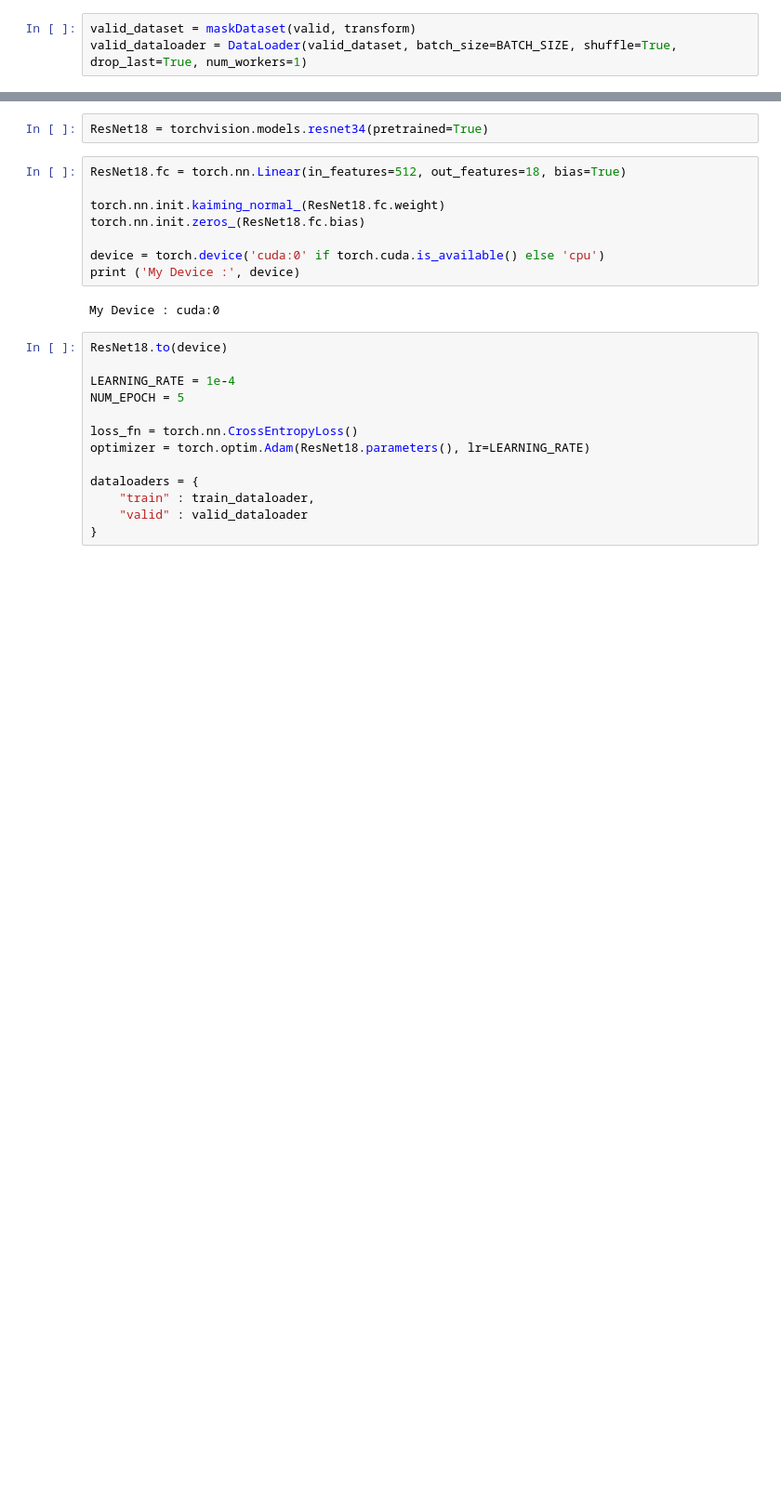
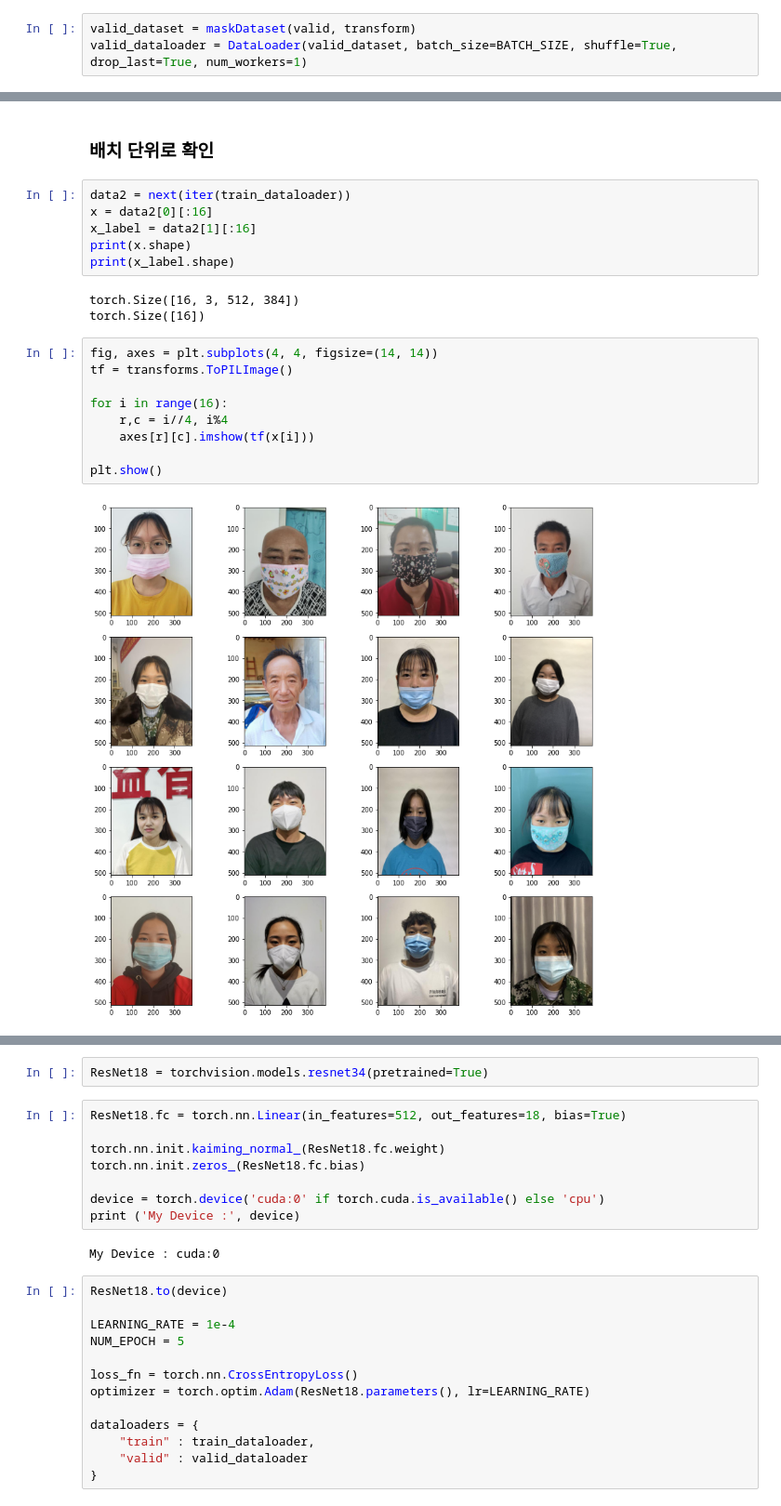
Before and after one commit to boostcampaitech3/level1-image-classification-level1-recsys-04, a Jupyter notebook: model/aistage_test.ipynb, the cells around one changed output, grey strips where cells are left out. Shown at 93% size. Cells and saved outputs as stored; diff of their text form; blank space fills up the shorter version.

```diff
--- a/model/aistage_test.ipynb
+++ b/model/aistage_test.ipynb
@@ -96,0 +137,22 @@ torch.Size([128, 3, 512, 384])
+# %% [markdown]
+### 배치 단위로 확인
+# %%
+data2 = next(iter(train_dataloader))
+x = data2[0][:16]
+x_label = data2[1][:16]
+print(x.shape)
+print(x_label.shape)
+# %% [output]
+torch.Size([16, 3, 512, 384])
+torch.Size([16])
+# %%
+fig, axes = plt.subplots(4, 4, figsize=(14, 14))
+tf = transforms.ToPILImage()
+
+for i in range(16):
+    r,c = i//4, i%4
+    axes[r][c].imshow(tf(x[i]))
+
+plt.show()
+# %% [output]
+[figure, added]
```
Also changed, not shown: parts of 17 cells of this notebook, 1 other file.
